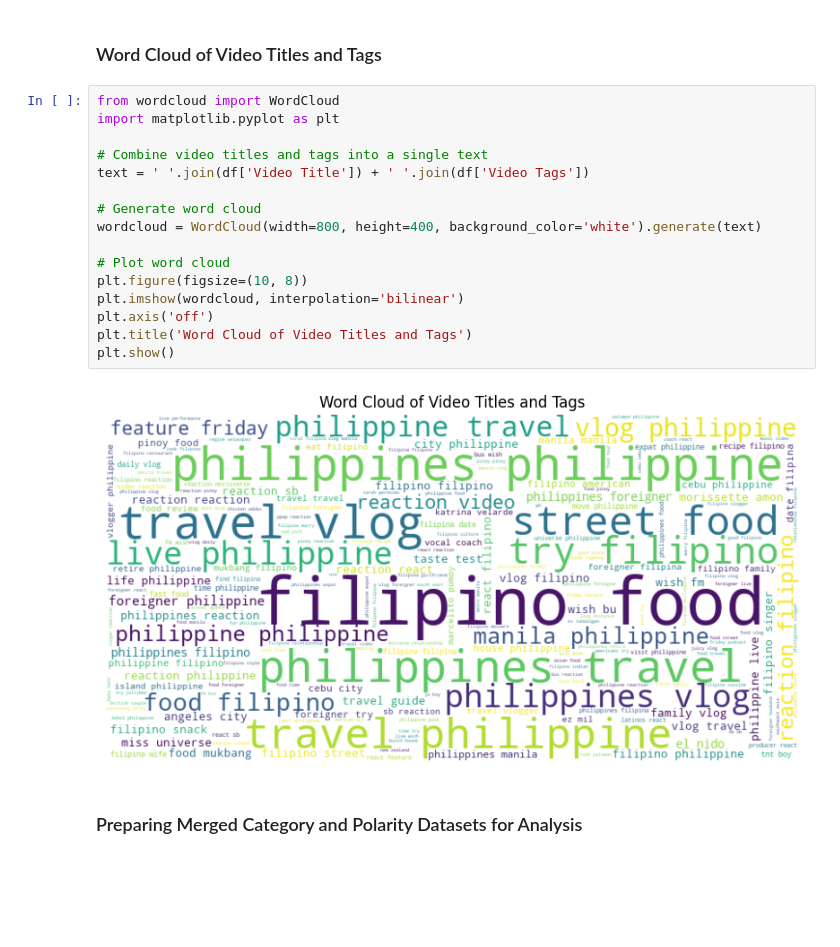
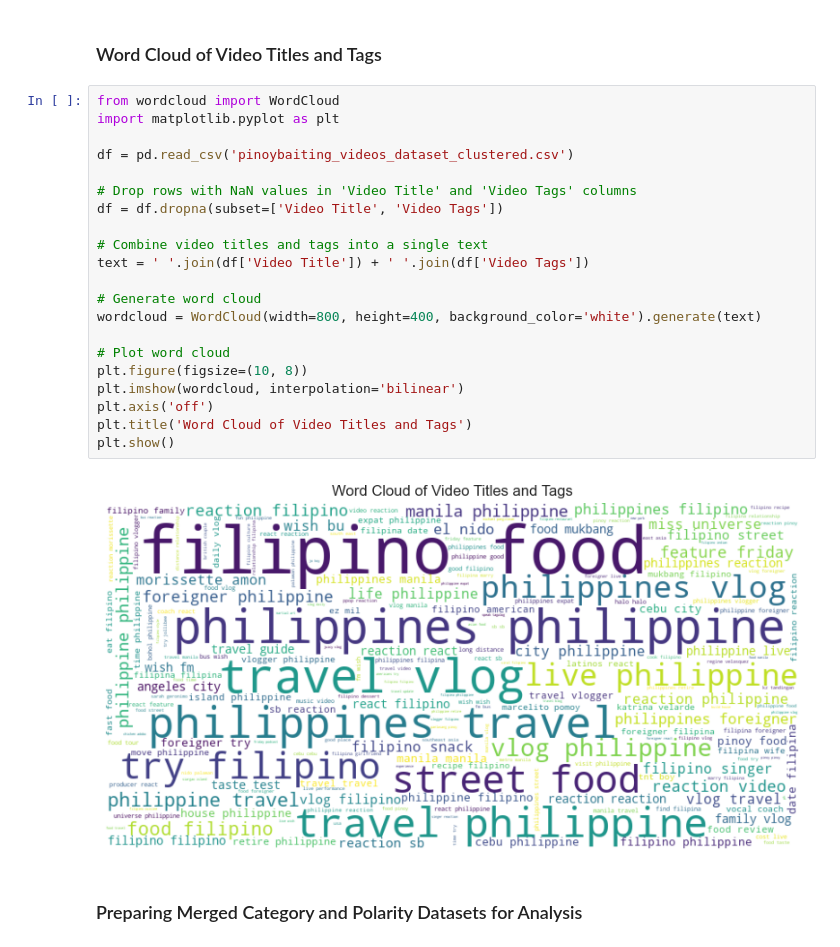
Before and after one commit to jaiiraaaaaa/thesis_EDA, a Jupyter notebook: Thesis_EDA.ipynb, the cells around one changed output. Drawn from its saved outputs; the diff is of its cells as text; blank space fills up the shorter version.

```diff
--- a/Thesis_EDA.ipynb
+++ b/Thesis_EDA.ipynb
@@ -503,21 +503,26 @@ merged_polarity_data.head(5)
 # %%
 from wordcloud import WordCloud
 import matplotlib.pyplot as plt
+
+df = pd.read_csv('pinoybaiting_videos_dataset_clustered.csv')
+
+# Drop rows with NaN values in 'Video Title' and 'Video Tags' columns
+df = df.dropna(subset=['Video Title', 'Video Tags'])
 
 # Combine video titles and tags into a single text
 text = ' '.join(df['Video Title']) + ' '.join(df['Video Tags'])
 
 # Generate word cloud
 wordcloud = WordCloud(width=800, height=400, background_color='white').generate(text)
 
 # Plot word cloud
 plt.figure(figsize=(10, 8))
 plt.imshow(wordcloud, interpolation='bilinear')
 plt.axis('off')
 plt.title('Word Cloud of Video Titles and Tags')
 plt.show()
 # %% [output]
-[figure, old version]
+[figure, new version]
 # %% [markdown]
 ### Preparing Merged Category and Polarity Datasets for Analysis
 # %%
```
Also changed, not shown: parts of 13 cells of this notebook.
